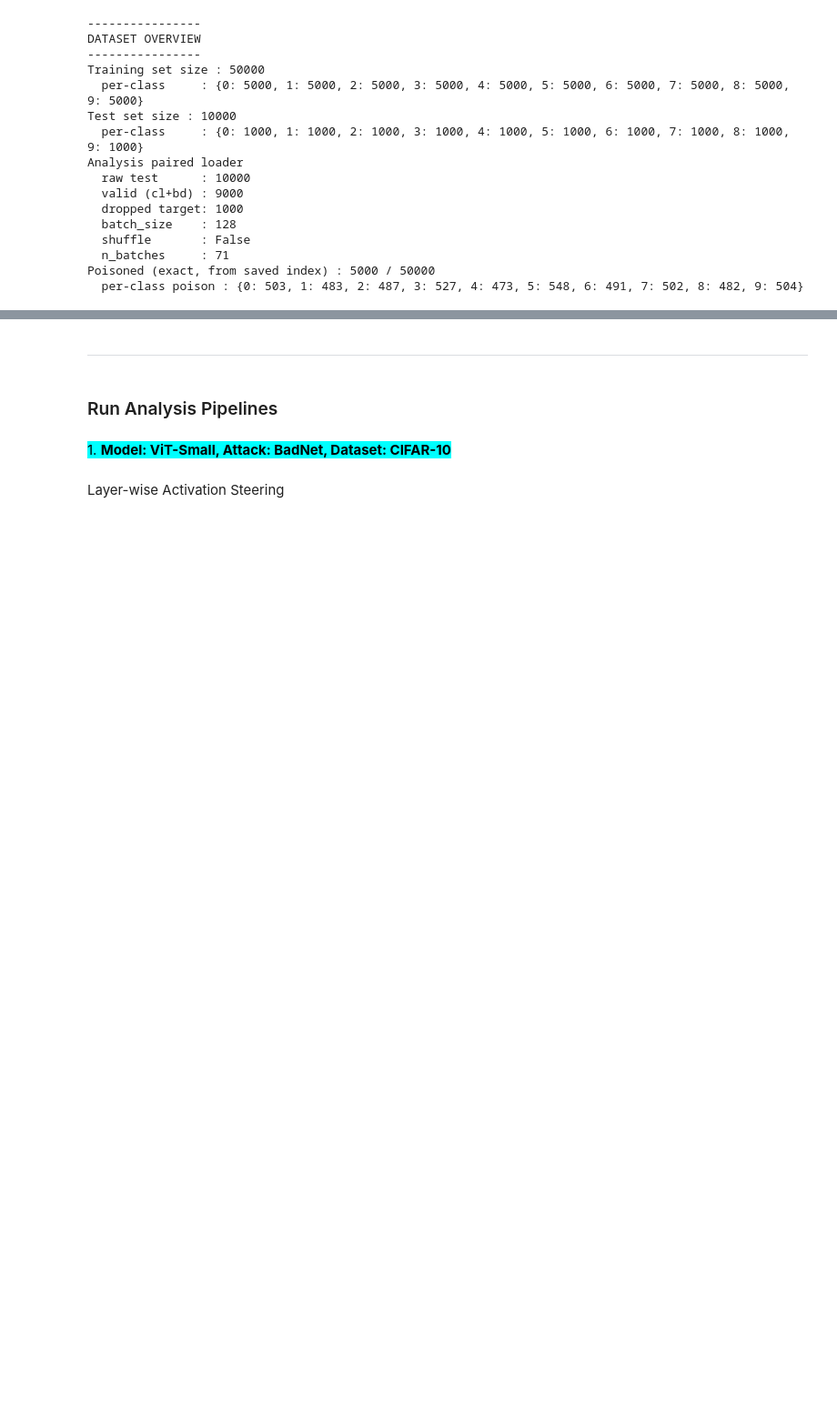
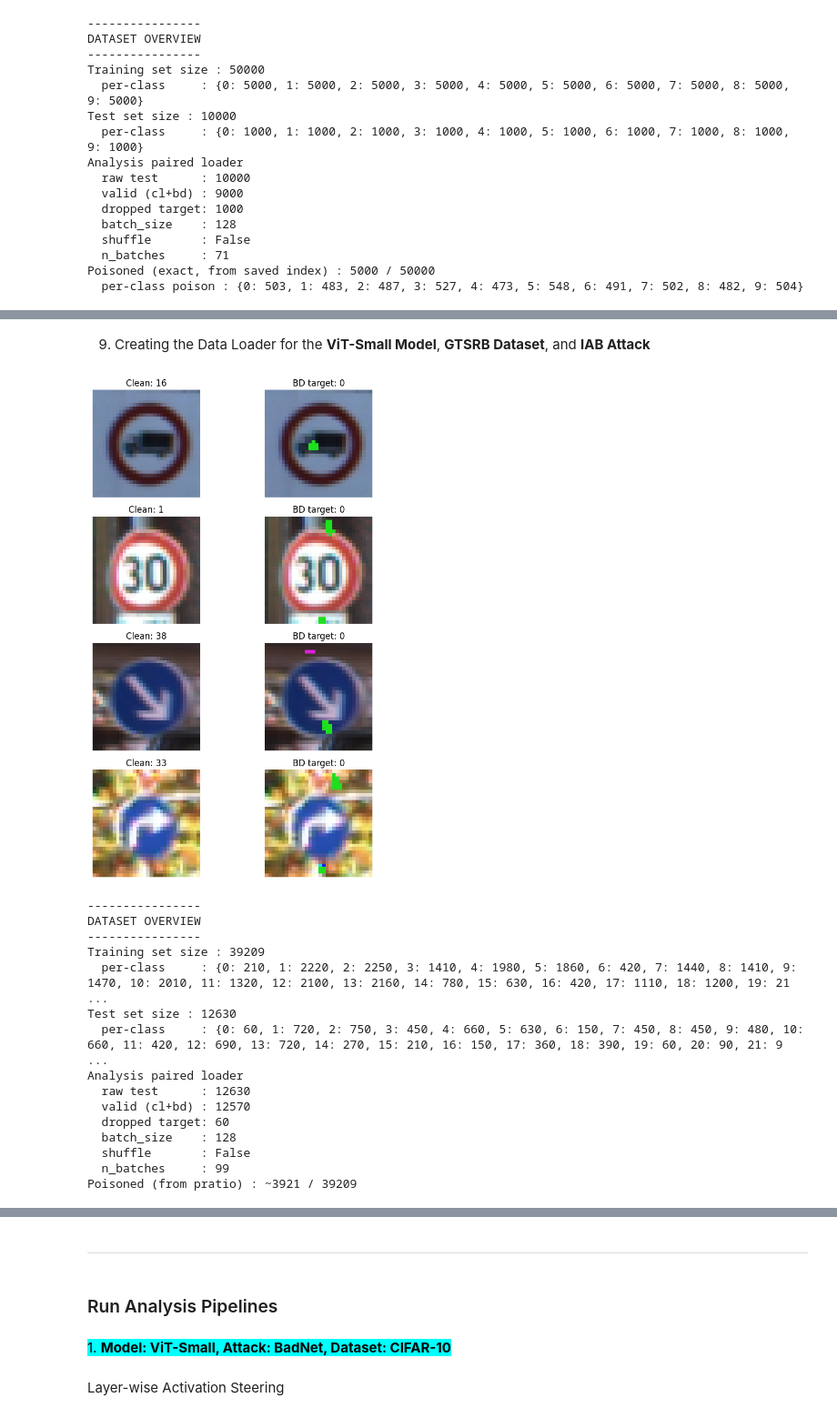
Before and after one commit to morriisw/BackdoorBench, a Jupyter notebook: vit-backdoor-analysis.ipynb, the cells around one changed output, grey strips where cells are left out. Shown at 91% size. Cells and saved outputs as stored; diff of their text form; code cells hidden in the pictures; blank space fills up the shorter version.

```diff
--- a/vit-backdoor-analysis.ipynb
+++ b/vit-backdoor-analysis.ipynb
@@ -760,0 +964,72 @@ Poisoned (exact, from saved index) : 5000 / 50000
+# %% [markdown]
+9. Creating the Data Loader for the  **ViT-Small Model**, **GTSRB Dataset**, and **IAB Attack**
+# %%
+import argparse
+import numpy as np
+import matplotlib.pyplot as plt
+import importlib
+import eval_general as eg
+importlib.reload(eg)
+from eval_general import build_paired_loader_inputaware, load_raw_test_dataset
+
+raw_test = load_raw_test_dataset("gtsrb", data_root="./data")
+
+args = argparse.Namespace(
+    dataset="gtsrb", img_size=[32, 32, 3], input_channel=3,
+    attack_target=0, batch_size=128, num_workers=0,
+)
+
+inputaware_gtsrb_vit_paired_loader = build_paired_loader_inputaware(
+    raw_test, args,
+    netG_netM_path="./record/inputaware_vit_small_gtsrb/netCGM.pt",
+    device="cuda",
+)
+img_c, lbl_c, img_b, lbl_b = next(iter(inputaware_gtsrb_vit_paired_loader))
+
+from utils.aggregate_block.dataset_and_transform_generate import get_dataset_normalization
+def denorm(t, dataset="gtsrb"):
+    norm = get_dataset_normalization(dataset)
+    mean, std = norm.mean, norm.std
+    x = t.cpu().float().clone()
+    for c in range(3):
+        x[c] = x[c] * std[c] + mean[c]
+    return np.clip(x.permute(1,2,0).numpy(), 0, 1)
+
+fig, axes = plt.subplots(4, 2, figsize=(8, 10))
+for i in range(4):
+    axes[i, 0].imshow(denorm(img_c[i]))
+    axes[i, 0].set_title(f"Clean: {lbl_c[i].item()}")
+    axes[i, 0].axis("off")
+    axes[i, 1].imshow(denorm(img_b[i]))
+    axes[i, 1].set_title(f"BD target: {lbl_b[i].item()}")
+    axes[i, 1].axis("off")
+plt.tight_layout()
+plt.show()
+
+raw_train = eg.load_raw_dataset("gtsrb", split="train")
+raw_test  = eg.load_raw_dataset("gtsrb", split="test")
+
+eg.diagnose_dataset_overview(
+    raw_train=raw_train,
+    raw_test=raw_test,
+    paired_loader=inputaware_gtsrb_vit_paired_loader,
+    poison_index=None,  # no equivalent file exists for InputAware — skip loading one
+    pratio=0.1,  # fallback if the saved pickle is missing
+)
+# %% [output]
+[figure, added]
+----------------
+DATASET OVERVIEW
+----------------
+Training set size : 39209
+  per-class     : {0: 210, 1: 2220, 2: 2250, 3: 1410, 4: 1980, 5: 1860, 6: 420, 7: 1440, 8: 1410, 9: 1470, 10: 2010, 11: 1320, 12: 2100, 13: 2160, 14: 780, 15: 630, 16: 420, 17: 1110, 18: 1200, 19: 21 ...
+Test set size : 12630
+  per-class     : {0: 60, 1: 720, 2: 750, 3: 450, 4: 660, 5: 630, 6: 150, 7: 450, 8: 450, 9: 480, 10: 660, 11: 420, 12: 690, 13: 720, 14: 270, 15: 210, 16: 150, 17: 360, 18: 390, 19: 60, 20: 90, 21: 9 ...
+Analysis paired loader
+  raw test      : 12630
+  valid (cl+bd) : 12570
+  dropped target: 60
+  batch_size    : 128
+  shuffle       : False
+  n_batches     : 99
+Poisoned (from pratio) : ~3921 / 39209
```
Also changed, not shown: parts of 75 cells of this notebook, 20 other files.
